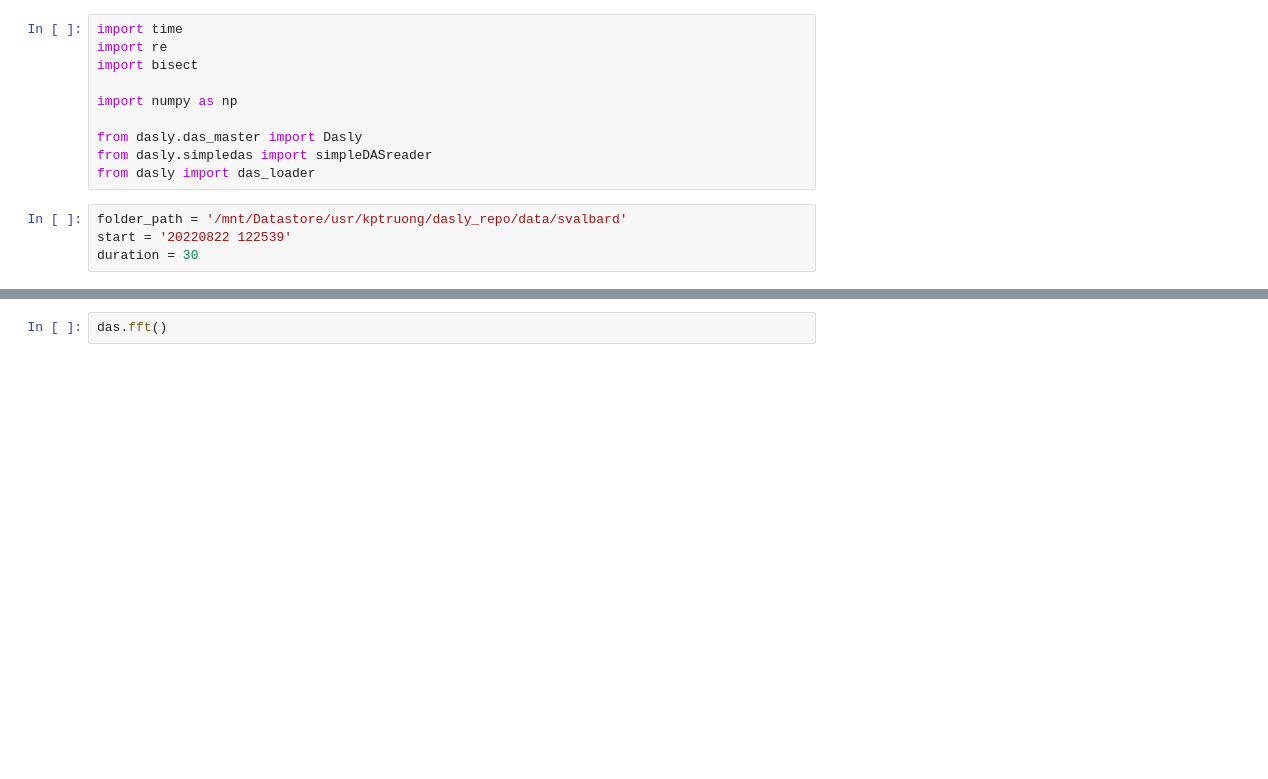
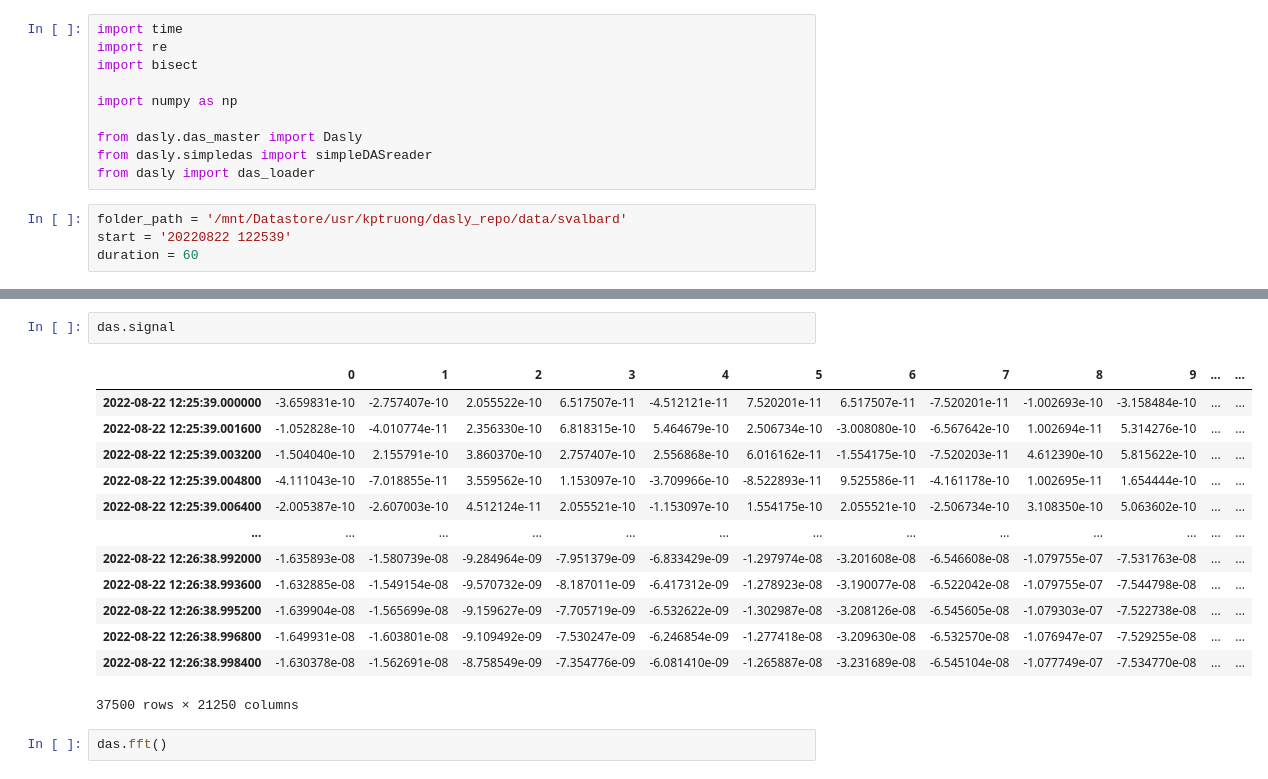
Before and after one commit to truongphanduykhanh/dasly, a Jupyter notebook: notebooks/19.2-khanhtruong-whale-newdasly.ipynb, the cells around one changed output, grey strips where cells are left out. Cells and saved outputs as stored; diff of their text form; blank space fills up the shorter version.

```diff
--- a/notebooks/19.2-khanhtruong-whale-newdasly.ipynb
+++ b/notebooks/19.2-khanhtruong-whale-newdasly.ipynb
@@ -11,7 +11,7 @@ from dasly import das_loader
 # %%
 folder_path = '/mnt/Datastore/usr/kptruong/dasly_repo/data/svalbard'
 start = '20220822 122539'
-duration = 30
+duration = 60
 # %%
 s_rate = 0.25
 das = Dasly()
@@ -28,3 +38,19 @@ das.load_data(
+# %%
+das.signal
+# %% [output]
+|  | 0 | 1 | 2 | 3 | 4 | 5 | 6 | 7 | 8 | 9 | ... | ... |
+| 2022-08-22 12:25:39.000000 | -3.659831e-10 | -2.757407e-10 | 2.055522e-10 | 6.517507e-11 | -4.512121e-11 | 7.520201e-11 | 6.517507e-11 | -7.520201e-11 | -1.002693e-10 | -3.158484e-10 | ... | ... |
+| 2022-08-22 12:25:39.001600 | -1.052828e-10 | -4.010774e-11 | 2.356330e-10 | 6.818315e-10 | 5.464679e-10 | 2.506734e-10 | -3.008080e-10 | -6.567642e-10 | 1.002694e-11 | 5.314276e-10 | ... | ... |
+| 2022-08-22 12:25:39.003200 | -1.504040e-10 | 2.155791e-10 | 3.860370e-10 | 2.757407e-10 | 2.556868e-10 | 6.016162e-11 | -1.554175e-10 | -7.520203e-11 | 4.612390e-10 | 5.815622e-10 | ... | ... |
+| 2022-08-22 12:25:39.004800 | -4.111043e-10 | -7.018855e-11 | 3.559562e-10 | 1.153097e-10 | -3.709966e-10 | -8.522893e-11 | 9.525586e-11 | -4.161178e-10 | 1.002695e-11 | 1.654444e-10 | ... | ... |
+| 2022-08-22 12:25:39.006400 | -2.005387e-10 | -2.607003e-10 | 4.512124e-11 | 2.055521e-10 | -1.153097e-10 | 1.554175e-10 | 2.055521e-10 | -2.506734e-10 | 3.108350e-10 | 5.063602e-10 | ... | ... |
+| ... | ... | ... | ... | ... | ... | ... | ... | ... | ... | ... | ... | ... |
+| 2022-08-22 12:26:38.992000 | -1.635893e-08 | -1.580739e-08 | -9.284964e-09 | -7.951379e-09 | -6.833429e-09 | -1.297974e-08 | -3.201608e-08 | -6.546608e-08 | -1.079755e-07 | -7.531763e-08 | ... | ... |
+| 2022-08-22 12:26:38.993600 | -1.632885e-08 | -1.549154e-08 | -9.570732e-09 | -8.187011e-09 | -6.417312e-09 | -1.278923e-08 | -3.190077e-08 | -6.522042e-08 | -1.079755e-07 | -7.544798e-08 | ... | ... |
+| 2022-08-22 12:26:38.995200 | -1.639904e-08 | -1.565699e-08 | -9.159627e-09 | -7.705719e-09 | -6.532622e-09 | -1.302987e-08 | -3.208126e-08 | -6.545605e-08 | -1.079303e-07 | -7.522738e-08 | ... | ... |
+| 2022-08-22 12:26:38.996800 | -1.649931e-08 | -1.603801e-08 | -9.109492e-09 | -7.530247e-09 | -6.246854e-09 | -1.277418e-08 | -3.209630e-08 | -6.532570e-08 | -1.076947e-07 | -7.529255e-08 | ... | ... |
+| 2022-08-22 12:26:38.998400 | -1.630378e-08 | -1.562691e-08 | -8.758549e-09 | -7.354776e-09 | -6.081410e-09 | -1.265887e-08 | -3.231689e-08 | -6.545104e-08 | -1.077749e-07 | -7.534770e-08 | ... | ... |
+37500 rows × 21250 columns
 # %%
 das.fft()
 # %% [output]
```
Also changed, not shown: parts of 1 cell of this notebook, 9 other files.
